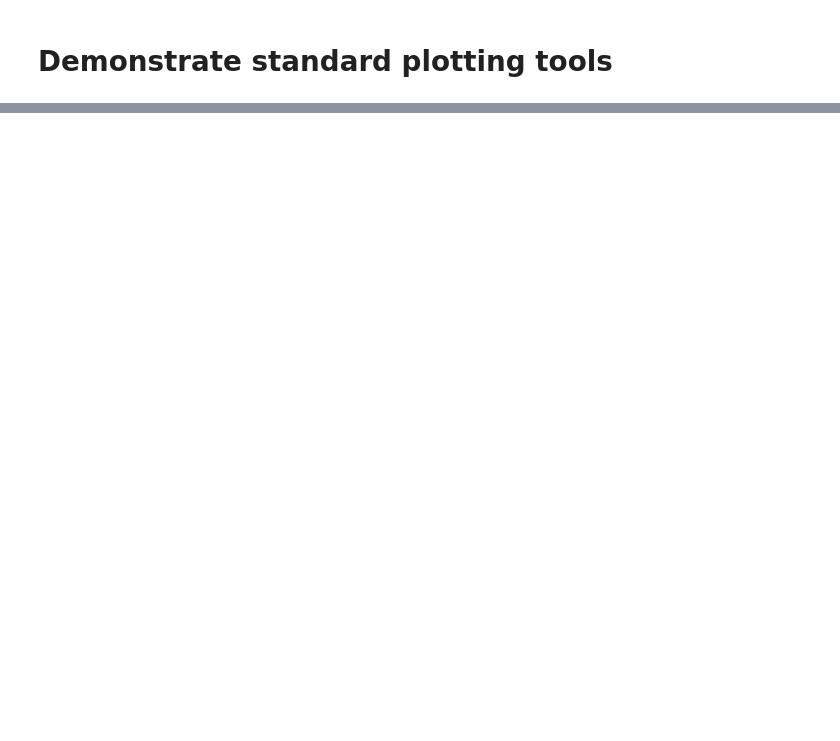
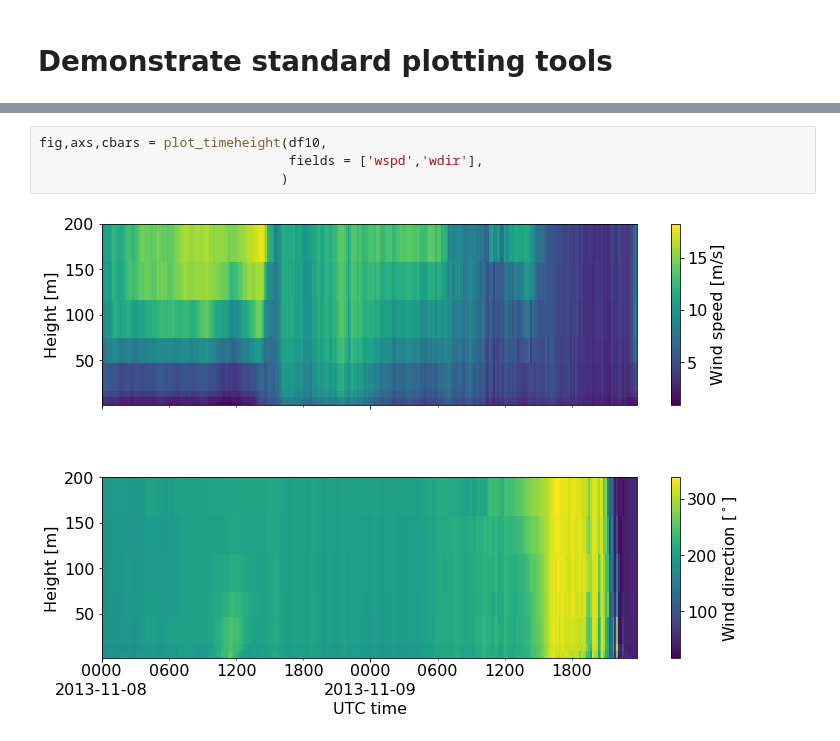
Before and after one commit to a2e-mmc/mmctools, a Jupyter notebook: example_plotting.ipynb, the cells around one changed output, grey strips where cells are left out. Drawn from its saved outputs; the diff is of its cells as text; blank space fills up the shorter version.

```diff
--- a/example_plotting.ipynb
+++ b/example_plotting.ipynb
@@ -56 +75,7 @@ To register the converters:
+# %%
+fig,axs,cbars = plot_timeheight(df10,
+                                fields = ['wspd','wdir'],
+                               )
+# %% [output]
+[figure, added]
 # %%
```
Also changed, not shown: parts of 29 cells of this notebook.
